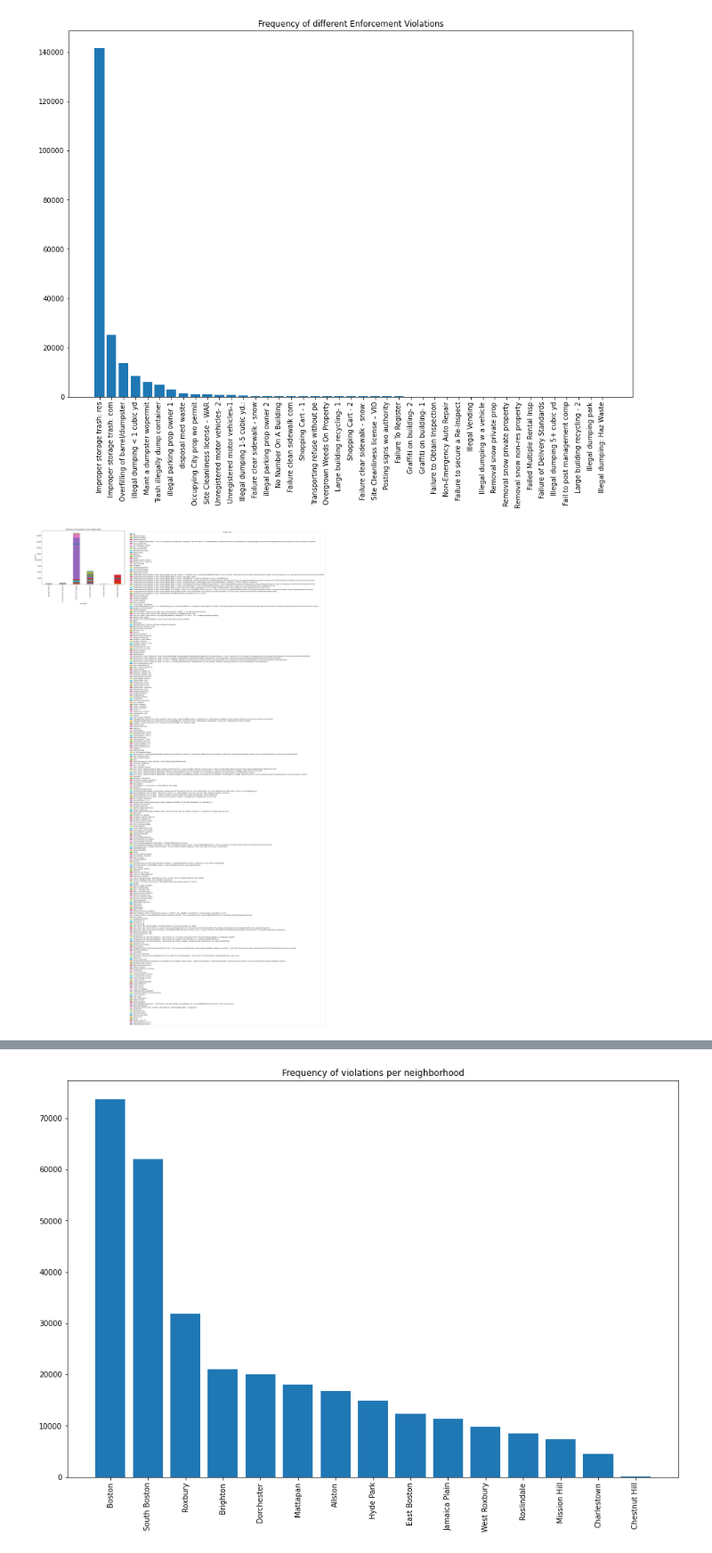
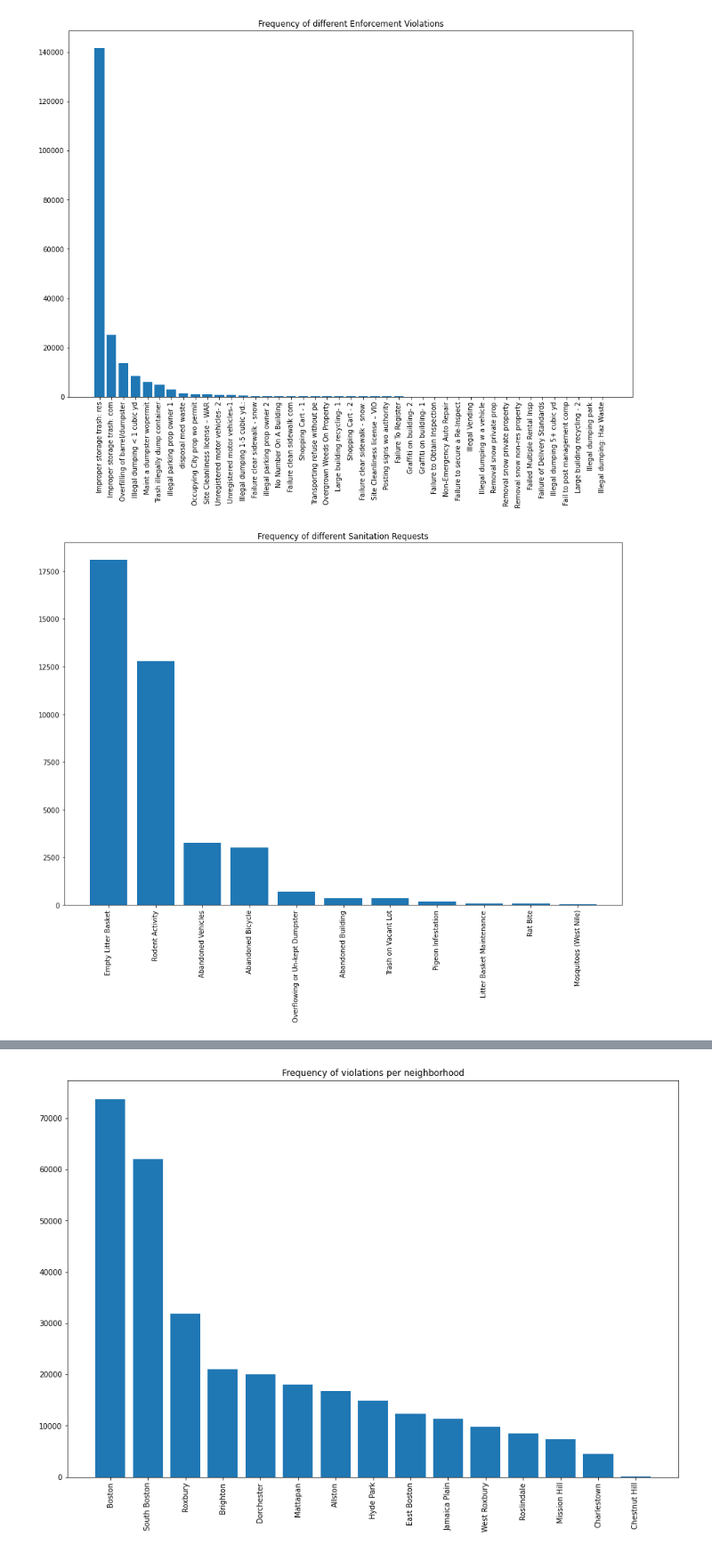
Before and after one commit to BU-Spark/ds-councilor-breadon-bad-landlords2, a Jupyter notebook: spring23-team-4/code/RentSmart_analysis.ipynb, the cells around one changed output, grey strips where cells are left out. Shown: that part at 89% size. Saved outputs shown, nothing was run; the diff lists cells and outputs as text; code cells hidden in the pictures.

```diff
--- a/spring23-team-4/code/RentSmart_analysis.ipynb
+++ b/spring23-team-4/code/RentSmart_analysis.ipynb
@@ -37,21 +37,12 @@ plt.xticks(rotation=90)
 plt.show()
 # %% [output]
 [figure]
-# %%
-# Group by violation type and description
-grouped = df.groupby(['violation_type', 'description']).size().reset_index(name='count')
-
-# Pivot the table to create a stacked plot
-pivot = grouped.pivot(index='violation_type', columns='description', values='count')
-
-# Create stacked bar plot
-fig, ax = plt.subplots(figsize=(12, 8))
-pivot.plot(kind='bar', stacked=True, ax=ax)
-ax.set_xlabel('Description')
-ax.set_ylabel('Frequency')
-ax.set_title('Frequency of Description in Each Violation Type')
-plt.legend(title='Violation Type', bbox_to_anchor=(1.05, 1), loc='upper left')
-plt.xticks(rotation=90)
-plt.show()
-# %% [output]
-[figure, removed]
+# %%
+san_requests = df[df['violation_type'] == 'Sanitation Requests']
+plt.figure(figsize =[15, 10])
+plt.title('Frequency of different Sanitation Requests')
+plt.subplot().bar(list(san_requests['description'].unique()),san_requests['description'].value_counts())
+plt.xticks(rotation=90)
+plt.show()
+# %% [output]
+[figure, added]
```
Also changed, not shown: parts of 3 cells of this notebook.
